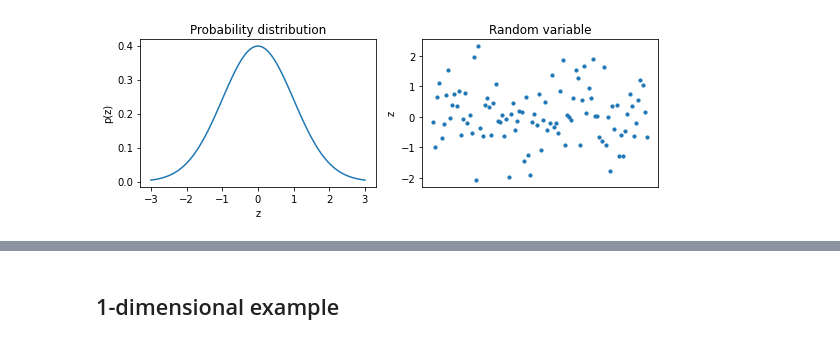
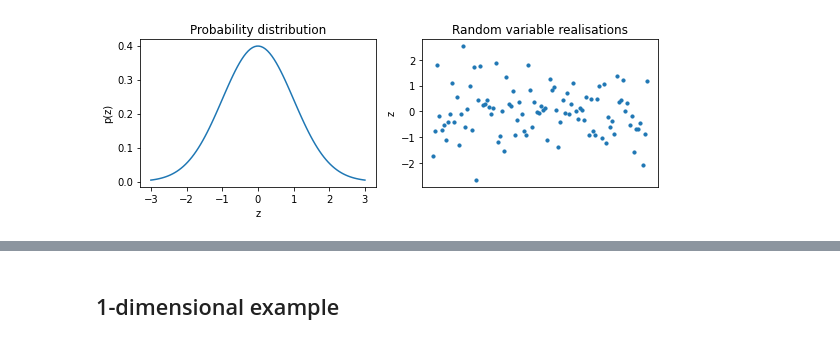
Before and after one commit to MGuo-Lab/oodx, a Jupyter notebook: notebooks/gaussian_processes.ipynb, the cells around one changed output, grey strips where cells are left out. Drawn from its saved outputs; the diff is of its cells as text; code cells hidden in the pictures.

```diff
--- a/notebooks/gaussian_processes.ipynb
+++ b/notebooks/gaussian_processes.ipynb
@@ -29,24 +28,24 @@ A stochastic process is a collection of random variables that are indexed by som
 # %%
 n = 100
 mu = 0
 sigma = 1
 x = np.linspace(mu-3*sigma, mu+3*sigma, n)
 
 fig, (ax1, ax2) = plt.subplots(1, 2, figsize=(8,3))
 ax1.plot(x, stats.norm.pdf(x, mu, sigma))
 ax1.set_title('Probability distribution')
 ax1.set_xlabel('z')
 ax1.set_ylabel('p(z)')
 
 x = np.linspace(-5, 5, n)
 f = np.random.normal(mu, sigma, n)
 
 ax2.scatter(x, f, s=10)
-ax2.set_title('Random variable')
+ax2.set_title('Random variable realisations')
 ax2.set_xticks([])
 ax2.set_ylabel('z')
 
 plt.tight_layout()
 plt.show()
 # %% [output]
-[figure, old version]
+[figure, new version]
```
Also changed, not shown: parts of 32 cells of this notebook.
